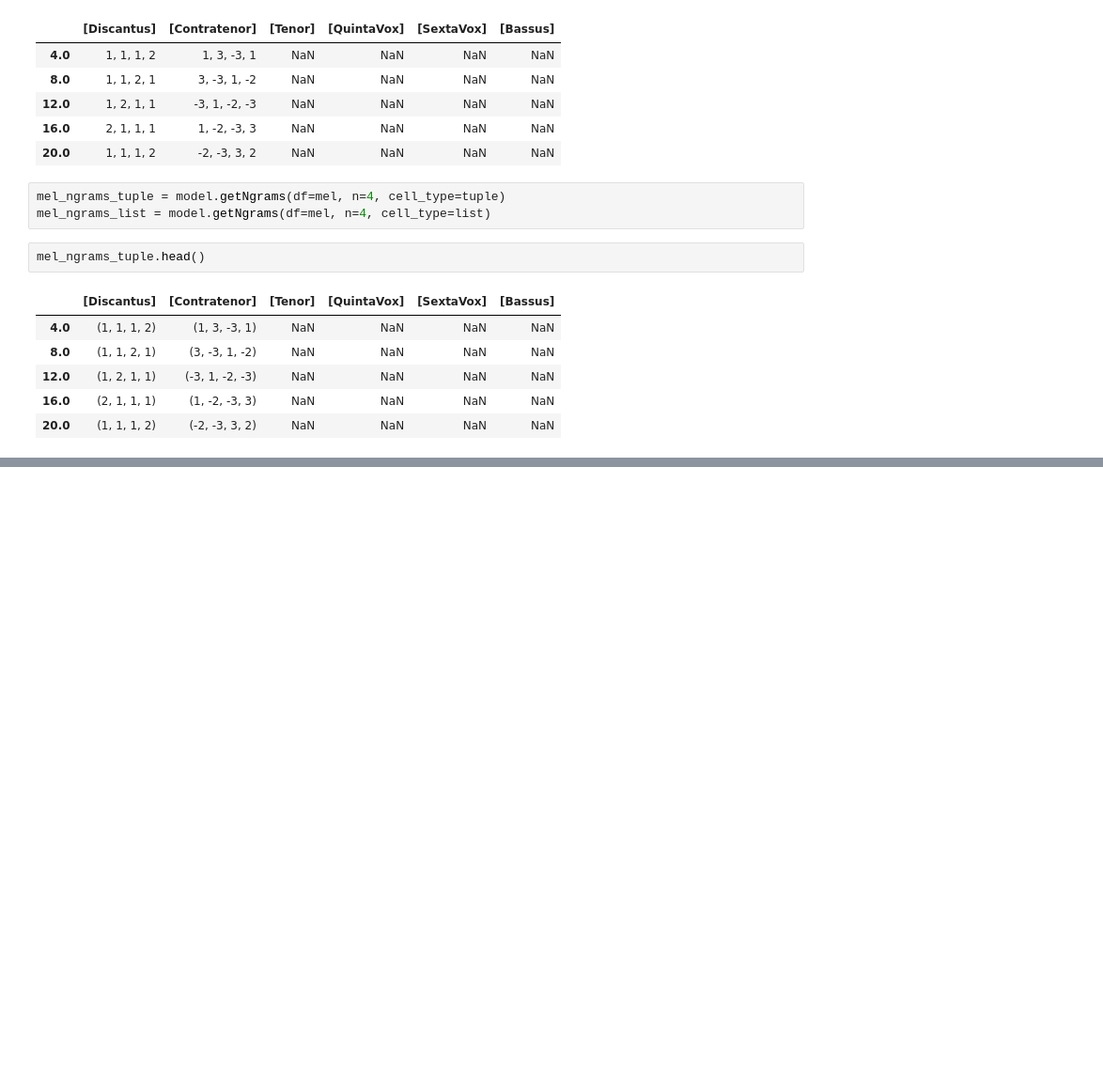
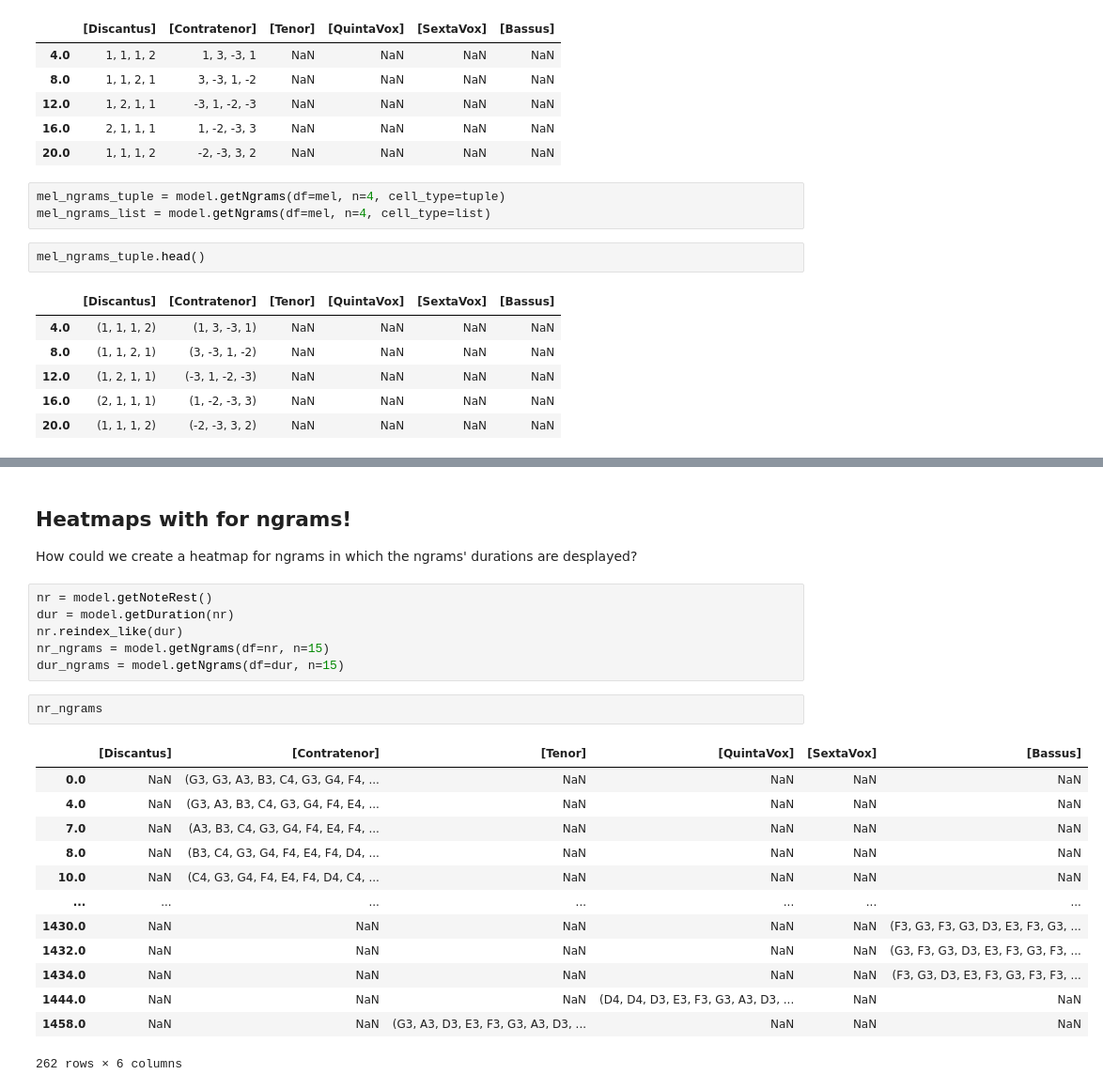
Before and after one commit to trangdang168/CRIM_Intervals_Notebooks, a Jupyter notebook: update_viz.ipynb, the cells around one changed output, grey strips where cells are left out. Shown at 94% size. Drawn from its saved outputs; the diff is of its cells as text; blank space fills up the shorter version.

```diff
--- a/update_viz.ipynb
+++ b/update_viz.ipynb
@@ -94,3 +197,29 @@ viz.plot_close_match_heatmap(mel_ngrams_tuple, "1, 2, 1, -3", selected_patterns=
 viz.plot_close_match_heatmap(mel_ngrams_list, "1, -2, -3, 2", selected_patterns=[], voices=[])
 # %% [output]
 [interactive output not drawn]
+# %% [markdown]
+## Heatmaps with for ngrams!
+
+How could we create a heatmap for ngrams in which the ngrams' durations are desplayed?
+# %%
+nr = model.getNoteRest()
+dur = model.getDuration(nr)
+nr.reindex_like(dur)
+nr_ngrams = model.getNgrams(df=nr, n=15)
+dur_ngrams = model.getNgrams(df=dur, n=15)
+# %%
+nr_ngrams
+# %% [output]
+|  | [Discantus] | [Contratenor] | [Tenor] | [QuintaVox] | [SextaVox] | [Bassus] |
+| 0.0 | NaN | (G3, G3, A3, B3, C4, G3, G4, F4, ... | NaN | NaN | NaN | NaN |
+| 4.0 | NaN | (G3, A3, B3, C4, G3, G4, F4, E4, ... | NaN | NaN | NaN | NaN |
+| 7.0 | NaN | (A3, B3, C4, G3, G4, F4, E4, F4, ... | NaN | NaN | NaN | NaN |
+| 8.0 | NaN | (B3, C4, G3, G4, F4, E4, F4, D4, ... | NaN | NaN | NaN | NaN |
+| 10.0 | NaN | (C4, G3, G4, F4, E4, F4, D4, C4, ... | NaN | NaN | NaN | NaN |
+| ... | ... | ... | ... | ... | ... | ... |
+| 1430.0 | NaN | NaN | NaN | NaN | NaN | (F3, G3, F3, G3, D3, E3, F3, G3, ... |
+| 1432.0 | NaN | NaN | NaN | NaN | NaN | (G3, F3, G3, D3, E3, F3, G3, F3, ... |
+| 1434.0 | NaN | NaN | NaN | NaN | NaN | (F3, G3, D3, E3, F3, G3, F3, F3, ... |
+| 1444.0 | NaN | NaN | NaN | (D4, D4, D3, E3, F3, G3, A3, D3, ... | NaN | NaN |
+| 1458.0 | NaN | NaN | (G3, A3, D3, E3, F3, G3, A3, D3, ... | NaN | NaN | NaN |
+262 rows × 6 columns
```
Also changed, not shown: parts of 27 cells of this notebook, 4 other files.
